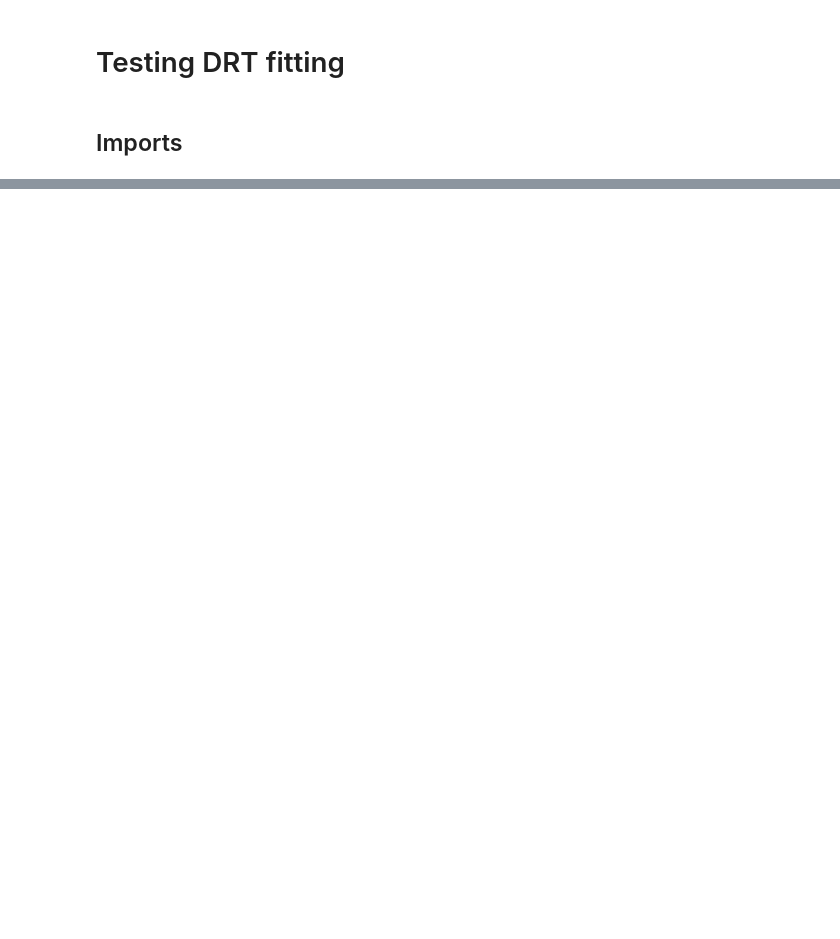
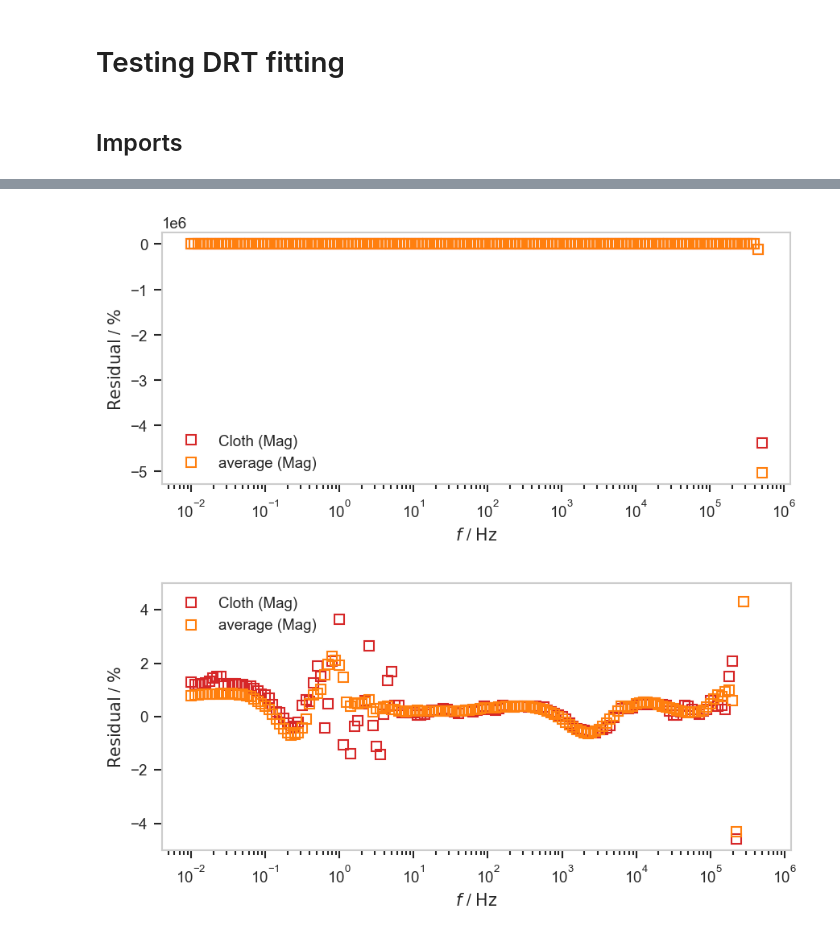
Before and after one commit to ESaundersNano/redoxED, a Jupyter notebook: notebooks/007 DRT_fit.ipynb, the cells around one changed output, grey strips where cells are left out. Cells and saved outputs as stored; diff of their text form; code cells hidden in the pictures; blank space fills up the shorter version.

```diff
--- a/notebooks/007 DRT_fit.ipynb
+++ b/notebooks/007 DRT_fit.ipynb
@@ -332,0 +386,28 @@ display(ResidualsPlot_object.fig)
+# %%
+
+
+###########################
+## Create Residuals Plot ##
+###########################
+ResidualsPlot_object = ResidualsPlot(figsize=(6, 3), dpi = 150, mode = 'relative', Z_rep='polar') # gets a bit misleading for small Z
+#ResidualsPlot_object = ResidualsPlot(figsize=(3.543, 3), dpi = 150, mode = 'relative',  Z_rep='cartesian')
+for label, entry in residuals_plot_dict.items():
+    if entry["plot"]:
+        if ResidualsPlot_object.Z_rep == 'polar':
+            # disable phase plotting
+            entry["data"].residuals_phase = None
+            entry["data"].residuals_phase_rel = None
+            ResidualsPlot_object.ax_phase.set_visible(False)
+        # plot
+        ResidualsPlot_object.add_plot(entry["data"], **entry["plot_kwargs"])
+ResidualsPlot_object.fig.tight_layout() # try stop cutting off labels
+ResidualsPlot_object.ax.legend()
+display(ResidualsPlot_object.fig)
+ResidualsPlot_object.ax.set_ylim([-5, 5])
+# ResidualsPlot_object.ax_phase.set_ylim([-5, 5])
+ResidualsPlot_object.fig.tight_layout() # try stop cutting off labels
+ResidualsPlot_object.ax.legend()
+display(ResidualsPlot_object.fig)
+# %% [output]
+[figure, added]
+[figure, added]
```
Also changed, not shown: parts of 12 cells of this notebook, 11 other files.
